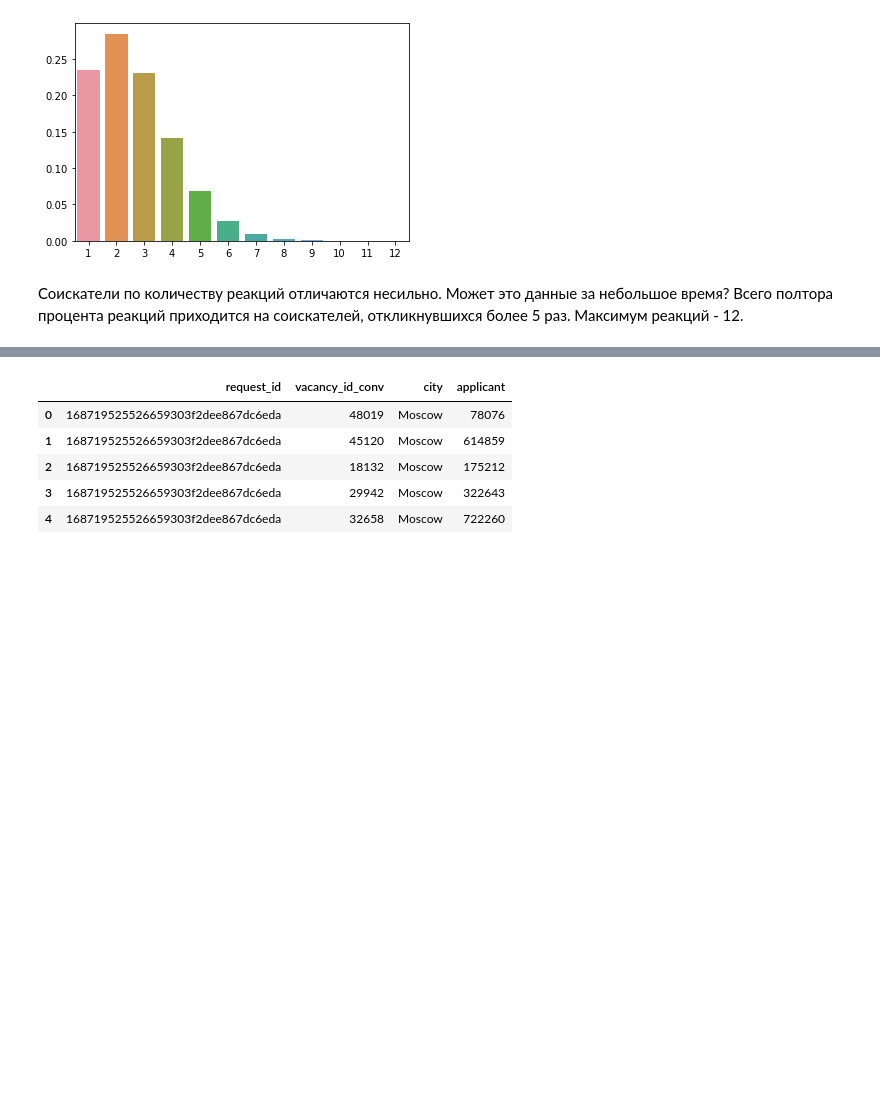
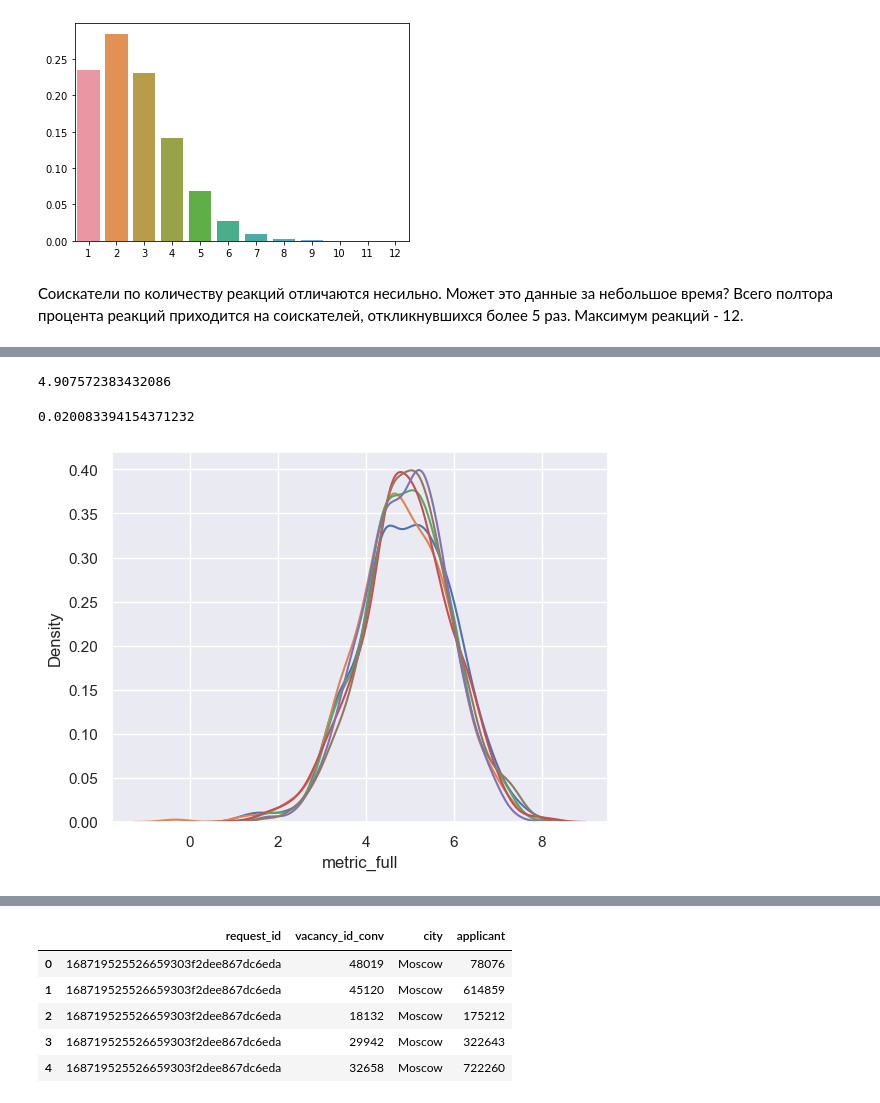
Before and after one commit to gbrs/career_path_analytics_2023, a Jupyter notebook: eda.ipynb, the cells around one changed output, grey strips where cells are left out. Cells and saved outputs as stored; diff of their text form; code cells hidden in the pictures; blank space fills up the shorter version.

Commit message:
look see the distribution of metrics by city

```diff
--- a/eda.ipynb
+++ b/eda.ipynb
@@ -370,0 +375,3 @@ sns.barplot(y=applicant_freq.values, x=applicant_freq.index);
+# %%
+df = pd.merge(serps, vacs)
+df.head()
@@ -370,0 +396,14 @@ sns.barplot(y=applicant_freq.values, x=applicant_freq.index);
+# %%
+df.metric_full.mean()
+# %% [output]
+4.907572383432086
+# %%
+(metric_fulls.max() - metric_fulls.min()) / df.metric_full.mean()
+# %% [output]
+0.020083394154371232
+# %%
+sns.kdeplot(df.sample(1000).metric_full)
+for city in df.city.unique():
+    sns.kdeplot(df[df.city == city].sample(1000).metric_full);
+# %% [output]
+[figure, added]
```
Also changed, not shown: parts of 8 cells of this notebook.
